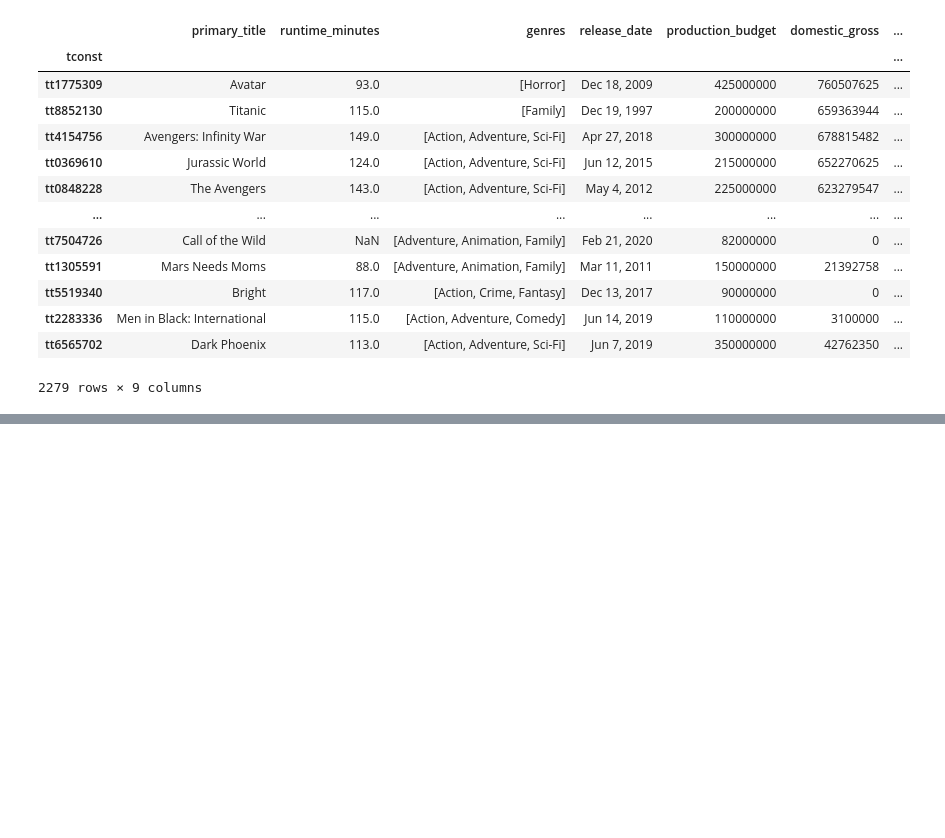
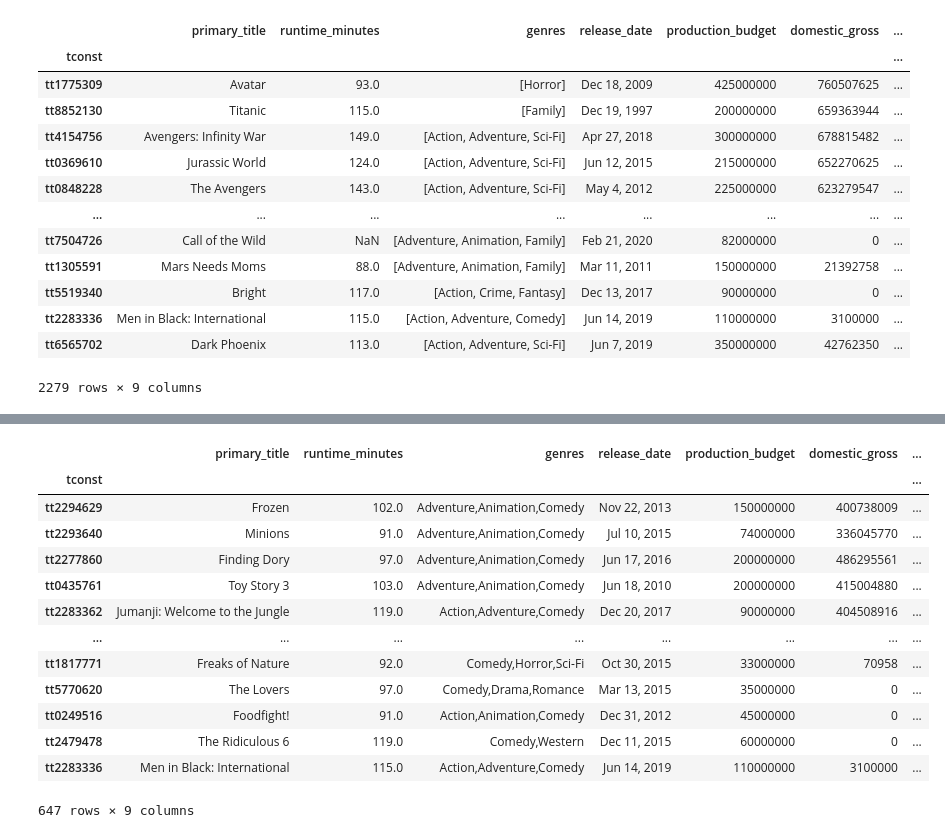
Before and after one commit to kjkahalley/optimal-film-analysis, a Jupyter notebook: The_Numbers_data.ipynb, the cells around one changed output, grey strips where cells are left out. Cells and saved outputs as stored; diff of their text form; code cells hidden in the pictures; blank space fills up the shorter version.

Commit message:
I made 4 seperate databases for each genre of movie (horror, comedy, action, and drama, from IMDb) and made a list of all the possible genres a movie could be.

```diff
--- a/The_Numbers_data.ipynb
+++ b/The_Numbers_data.ipynb
@@ -130,0 +128,5 @@ gandp_df
+# %%
+action_movies= gandp_df[gandp_df.genres.str.contains('Action' or 'Adventure')]
+drama_movies= gandp_df[gandp_df.genres.str.contains('Drama')]
+comedy_movies= gandp_df[gandp_df.genres.str.contains('Comedy')]
+horror_movies= gandp_df[gandp_df.genres.str.contains('Horror')]
@@ -130,0 +150,17 @@ gandp_df
+# %%
+comedy_movies
+# %% [output]
+|  | primary_title | runtime_minutes | genres | release_date | production_budget | domestic_gross | ... |
+| tconst |  |  |  |  |  |  | ... |
+| tt2294629 | Frozen | 102.0 | Adventure,Animation,Comedy | Nov 22, 2013 | 150000000 | 400738009 | ... |
+| tt2293640 | Minions | 91.0 | Adventure,Animation,Comedy | Jul 10, 2015 | 74000000 | 336045770 | ... |
+| tt2277860 | Finding Dory | 97.0 | Adventure,Animation,Comedy | Jun 17, 2016 | 200000000 | 486295561 | ... |
+| tt0435761 | Toy Story 3 | 103.0 | Adventure,Animation,Comedy | Jun 18, 2010 | 200000000 | 415004880 | ... |
+| tt2283362 | Jumanji: Welcome to the Jungle | 119.0 | Action,Adventure,Comedy | Dec 20, 2017 | 90000000 | 404508916 | ... |
+| ... | ... | ... | ... | ... | ... | ... | ... |
+| tt1817771 | Freaks of Nature | 92.0 | Comedy,Horror,Sci-Fi | Oct 30, 2015 | 33000000 | 70958 | ... |
+| tt5770620 | The Lovers | 97.0 | Comedy,Drama,Romance | Mar 13, 2015 | 35000000 | 0 | ... |
+| tt0249516 | Foodfight! | 91.0 | Action,Animation,Comedy | Dec 31, 2012 | 45000000 | 0 | ... |
+| tt2479478 | The Ridiculous 6 | 119.0 | Comedy,Western | Dec 11, 2015 | 60000000 | 0 | ... |
+| tt2283336 | Men in Black: International | 115.0 | Action,Adventure,Comedy | Jun 14, 2019 | 110000000 | 3100000 | ... |
+647 rows × 9 columns
```
Also changed, not shown: parts of 7 cells of this notebook.
